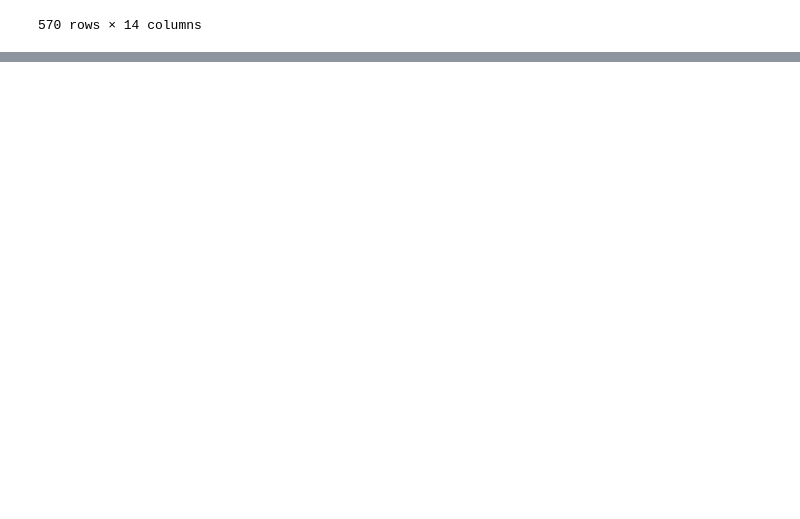
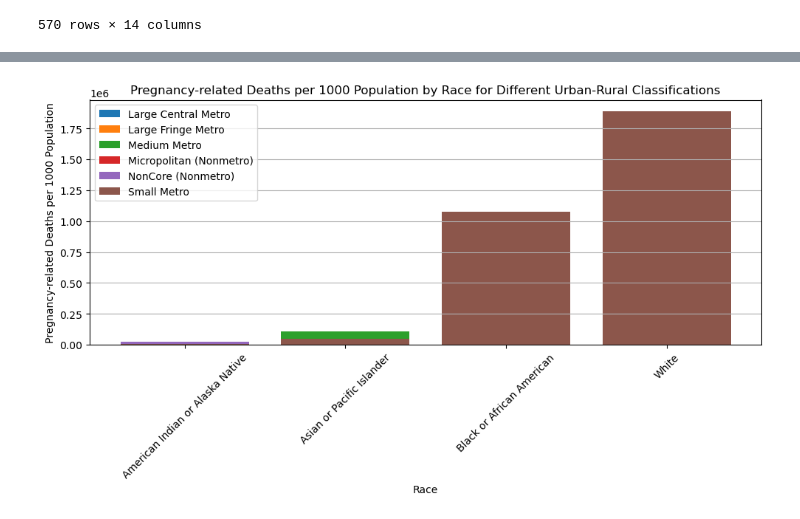
Before and after one commit to MiaMetni/Project-1, a Jupyter notebook: Project1_Maternal_Health_main.ipynb, the cells around one changed output, grey strips where cells are left out. Drawn from its saved outputs; the diff is of its cells as text; code cells hidden in the pictures; blank space fills up the shorter version.

```diff
--- a/Project1_Maternal_Health_main.ipynb
+++ b/Project1_Maternal_Health_main.ipynb
@@ -96,0 +310,14 @@ mh_merged_df
+# %%
+# Plot a bar chart for each urban-rural classification
+plt.figure(figsize=(10, 6))
+for classification in deaths_by_race_urban_rural_pivot.columns:
+    plt.bar(deaths_by_race_urban_rural_pivot.index, deaths_by_race_urban_rural_pivot[classification], label=classification)
+
+plt.title('Pregnancy-related Deaths by Race for Different Urban-Rural Classifications')
+plt.xlabel('Race')
+plt.ylabel('Pregnancy-related Deaths per 1000 population')
+plt.xticks(rotation=45)
+plt.legend()
+plt.grid(axis='y')
+plt.tight_layout()
+plt.show()
@@ -96,0 +339,25 @@ mh_merged_df
+# %%
+# Merge total_deaths_by_race with md_location3_df to get the urban-rural classification for each racial group
+merged_df = pd.merge(total_deaths_by_race, md_location3_df, on="Race")
+
+# Group by both "Urban v. Rural" and "Race" and calculate the total deaths per 1000 population
+deaths_per_1000_population_by_classification = merged_df.groupby(["Urban v. Rural", "Race"])["Total_Deaths"]
+
+# Pivot the table for better visualization
+#deaths_per_1000_population_by_classification_pivot = deaths_per_1000_population_by_classification.unstack()
+
+# Plot a bar chart for each urban-rural classification
+plt.figure(figsize=(10, 6))
+for classification in deaths_per_1000_population_by_classification_pivot.index:
+    plt.bar(deaths_per_1000_population_by_classification_pivot.columns, deaths_per_1000_population_by_classification_pivot.loc[classification], label=classification)
+
+plt.title('Pregnancy-related Deaths per 1000 Population by Race for Different Urban-Rural Classifications')
+plt.xlabel('Race')
+plt.ylabel('Pregnancy-related Deaths per 1000 Population')
+plt.xticks(rotation=45)
+plt.legend()
+plt.grid(axis='y')
+plt.tight_layout()
+plt.show()
+# %% [output]
+[figure, added]
```
Also changed, not shown: parts of 24 cells of this notebook, 1 other file.
